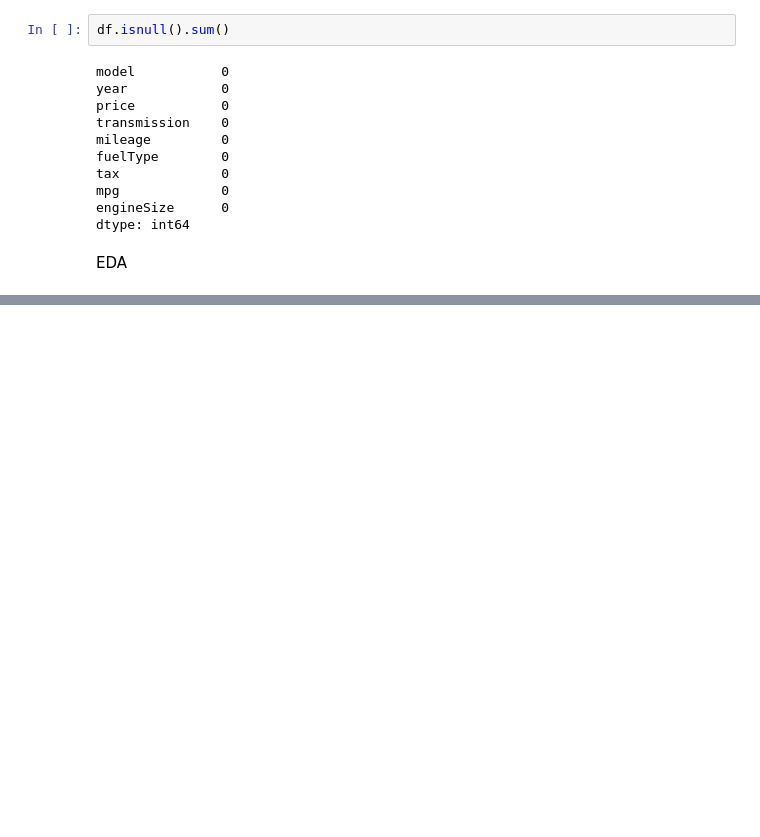
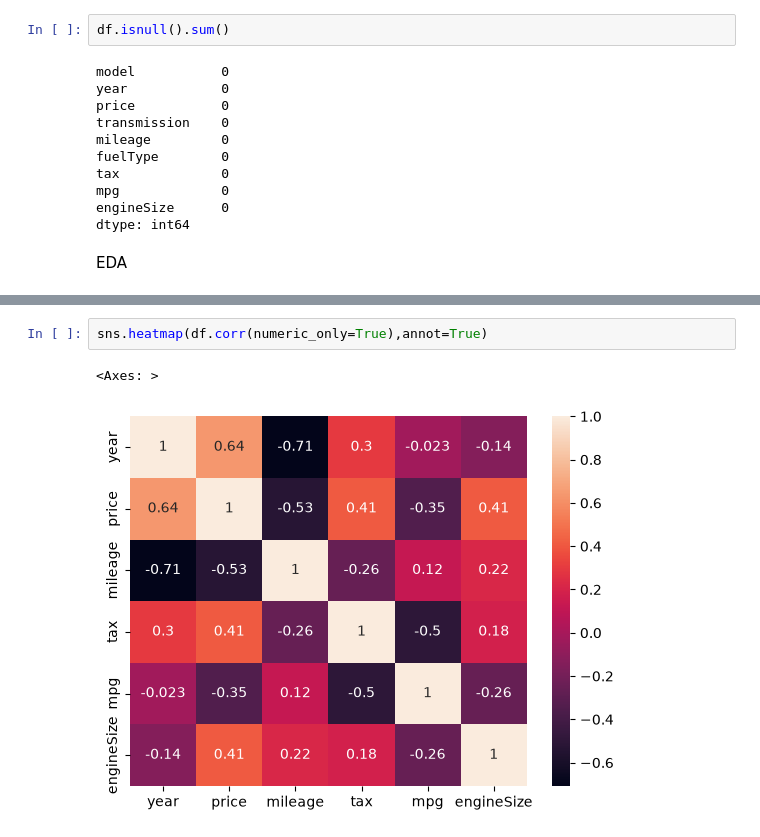
Before and after one commit to kaflebiplob/ML_BASICS, a Jupyter notebook: ML_Foundations/notebook/car_details.ipynb, the cells around one changed output, grey strips where cells are left out. Cells and saved outputs as stored; diff of their text form; blank space fills up the shorter version.

```diff
--- a/ML_Foundations/notebook/car_details.ipynb
+++ b/ML_Foundations/notebook/car_details.ipynb
@@ -70,0 +71,5 @@ sns.histplot(df['price'],bins=50,kde=True)
+# %%
+sns.heatmap(df.corr(numeric_only=True),annot=True)
+# %% [output]
+<Axes: >
+[figure, added]
```
Also changed, not shown: parts of 9 cells of this notebook.
